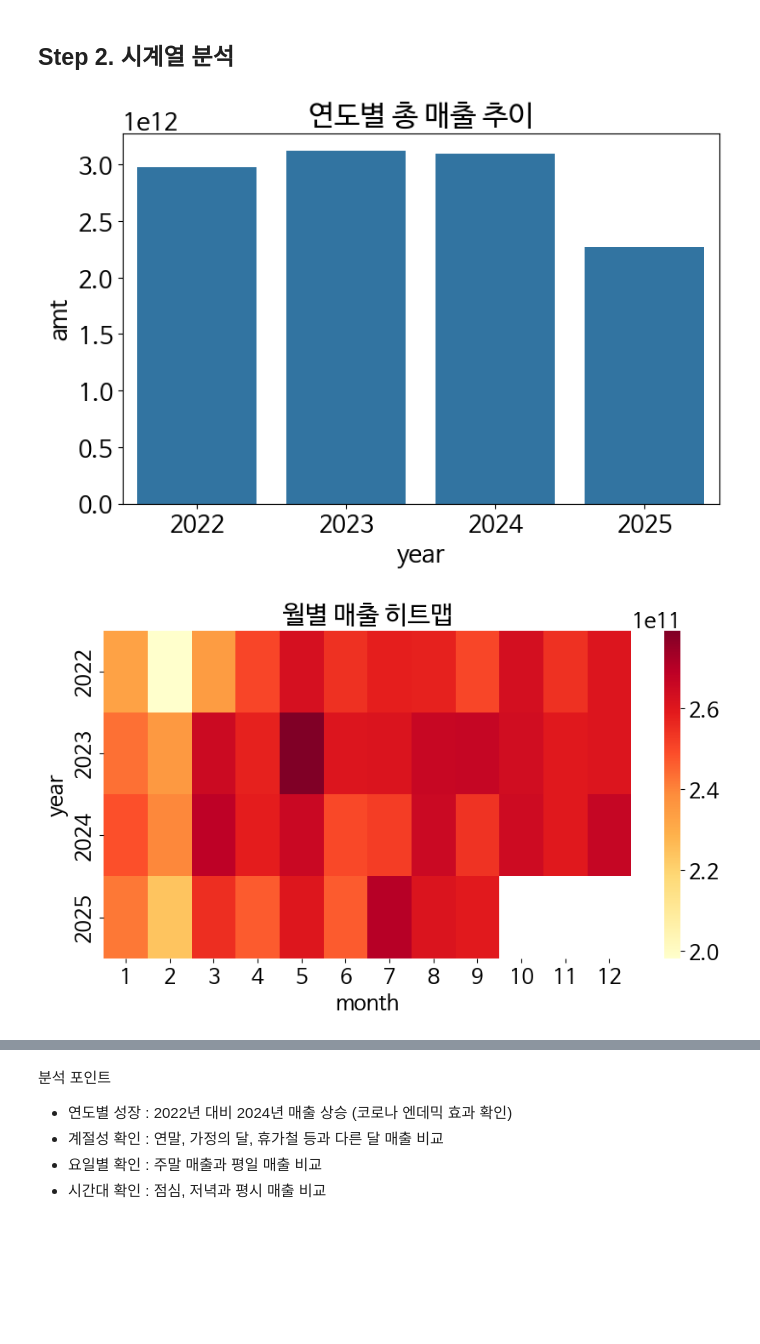
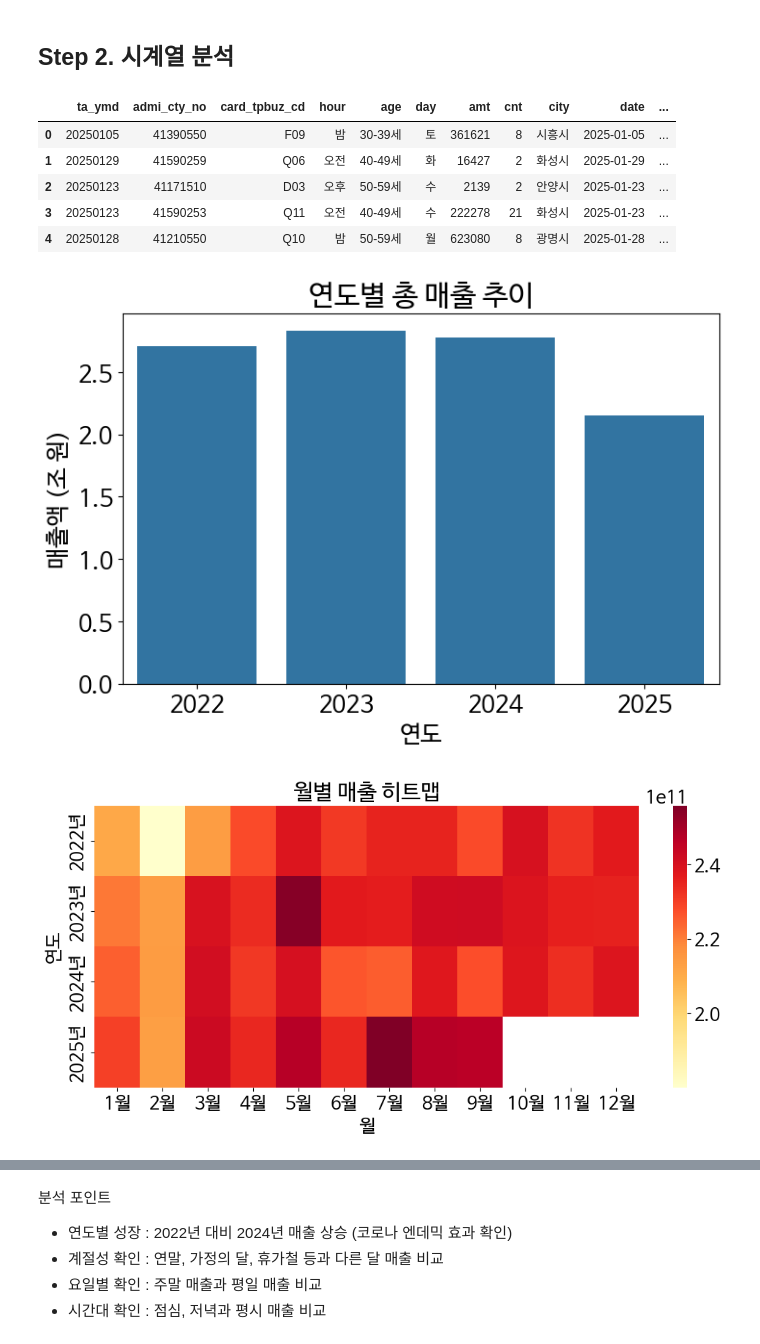
Before and after one commit to davidots429/GyeonggiCard2025, a Jupyter notebook: 03_Exploratory_Data_Analysis.ipynb, the cells around one changed output, grey strips where cells are left out. Drawn from its saved outputs; the diff is of its cells as text; code cells hidden in the pictures; blank space fills up the shorter version.

Commit message:
update:Visual improvements

```diff
--- a/03_Exploratory_Data_Analysis.ipynb
+++ b/03_Exploratory_Data_Analysis.ipynb
@@ -36,42 +97,61 @@ print("모듈 import 완료")
 # %%
 # 1. 데이터 로드 (연도별 파일 모두 읽기)
 
-data_files = {
-    'sampled_2022.csv',
-    'sampled_2023.csv',
-    'sampled_2024.csv',
-    'sampled_2025.csv'
-}
+dfs = []
 
-dfs = []
 for f in data_files:
     path = os.path.join(SAMPLING_DATA_DIR, f)
     if os.path.exists(path):
-        df_temp = pd.read_csv(path, usecols=['ta_ymd', 'amt', 'cnt', 'day', 'hour'])
+        df_temp = pd.read_csv(path, dtype=dtypes, usecols=list(dtypes.keys()))
+
+        df_temp['city'] = (df_temp['admi_cty_no'] // 1000).map(region_map)
+        df_temp = df_temp.dropna(subset=['city']).copy()
+
+        df_temp['date'] = pd.to_datetime(df_temp['ta_ymd'], format='%Y%m%d')
+        df_temp['year'] = df_temp['date'].dt.year
+        df_temp['month'] = df_temp['date'].dt.month
+
+        df_temp['day'] = df_temp['day'].map(day_map)
+        df_temp['hour'] = df_temp['hour'].map(hour_map)
+
+        df_temp['age'] = df_temp['age'].map(age_map)
+
         dfs.append(df_temp)
 
 df = pd.concat(dfs, ignore_index=True)
-
-df['date'] = pd.to_datetime(df['ta_ymd'], format='%Y%m%d')
-df['year'] = df['date'].dt.year
-df['month'] = df['date'].dt.month
+# %%
+df.head()
+# %% [output]
+|  | ta_ymd | admi_cty_no | card_tpbuz_cd | hour | age | day | amt | cnt | city | date | ... |
+| 0 | 20250105 | 41390550 | F09 | 밤 | 30-39세 | 토 | 361621 | 8 | 시흥시 | 2025-01-05 | ... |
+| 1 | 20250129 | 41590259 | Q06 | 오전 | 40-49세 | 화 | 16427 | 2 | 화성시 | 2025-01-29 | ... |
+| 2 | 20250123 | 41171510 | D03 | 오후 | 50-59세 | 수 | 2139 | 2 | 안양시 | 2025-01-23 | ... |
+| 3 | 20250123 | 41590253 | Q11 | 오전 | 40-49세 | 수 | 222278 | 21 | 화성시 | 2025-01-23 | ... |
+| 4 | 20250128 | 41210550 | Q10 | 밤 | 50-59세 | 월 | 623080 | 8 | 광명시 | 2025-01-28 | ... |
 # %%
 # [시각화 1] 연도별 매출 추이
 yearly = df.groupby('year')['amt'].sum().reset_index()
+
+yearly['amt_tril'] = yearly['amt'] / 1e12
+
 plt.figure(figsize=(8, 5))
-sns.barplot(data=yearly, x='year', y='amt')
+sns.barplot(data=yearly, x='year', y='amt_tril')
 plt.title('연도별 총 매출 추이')
+plt.xlabel('연도')
+plt.ylabel('매출액 (조 원)')
 plt.show()
 # %% [output]
-[figure, old version]
+[figure, new version]
 # %%
 # [시각화 2] 월별 계절성 (히트맵)
 pivot = df.groupby(['year', 'month'])['amt'].sum().reset_index().pivot(index='year', columns='month', values='amt')
-plt.figure(figsize=(10, 5))
-sns.heatmap(pivot, cmap='YlOrRd')
+plt.figure(figsize=(12, 5))
+sns.heatmap(pivot, cmap='YlOrRd', xticklabels=[f'{m}월' for m in pivot.columns], yticklabels=[f'{y}년' for y in pivot.index])
 plt.title('월별 매출 히트맵')
+plt.xlabel('월')
+plt.ylabel('연도')
 plt.show()
 # %% [output]
-[figure, old version]
+[figure, new version]
 # %%
 # [시각화 3] 요일별 패턴
```
Also changed, not shown: parts of 9 cells of this notebook.
